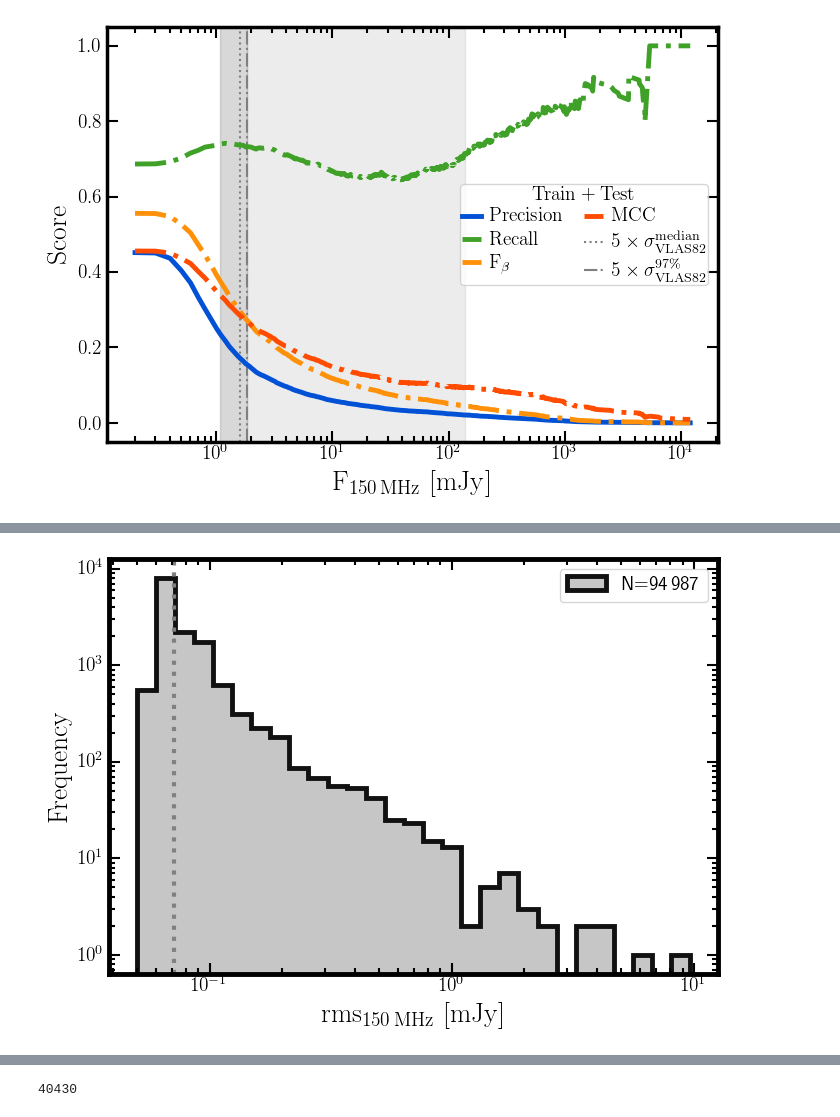
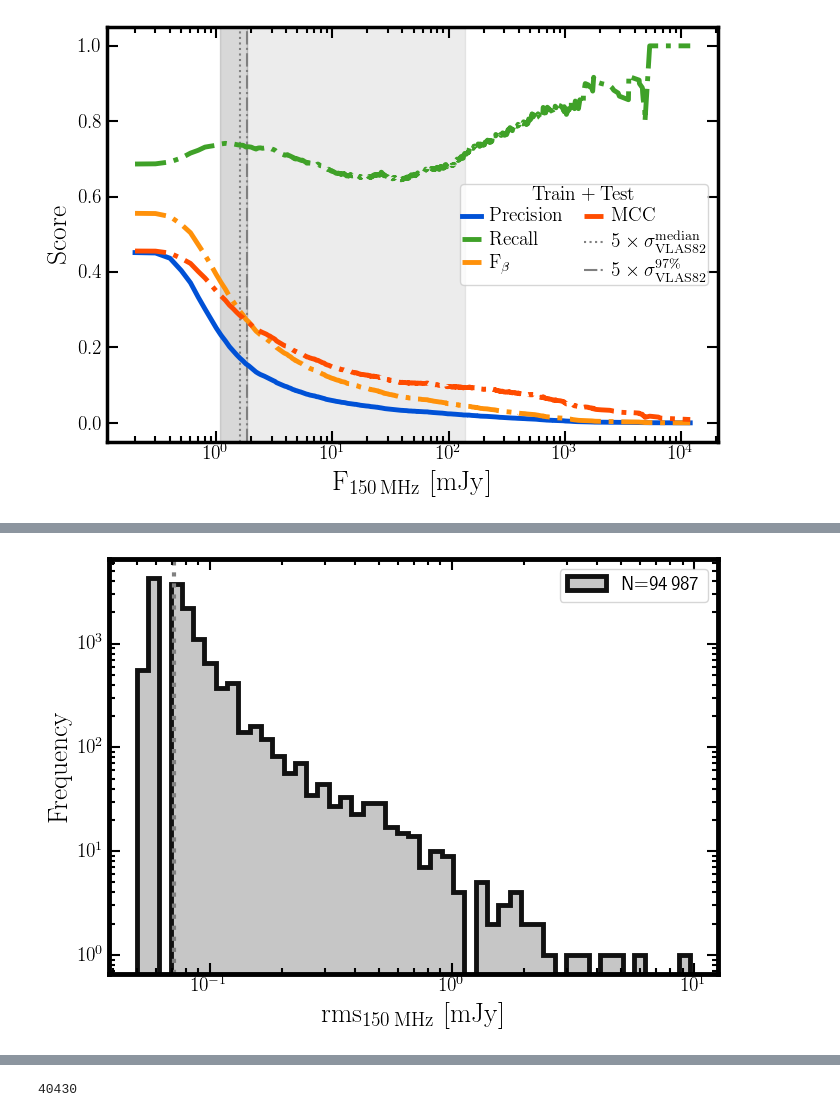
Before and after one commit to racarvajal/Pipeline_ML_6arcsec, a Jupyter notebook: ML_13.ipynb, the cells around one changed output, grey strips where cells are left out. Cells and saved outputs as stored; diff of their text form; code cells hidden in the pictures.

```diff
--- a/ML_13.ipynb
+++ b/ML_13.ipynb
@@ -149,7 +169,8 @@ full_catalog_df = pd.read_hdf(gv.preds_path + 'HETDEX_full_prediction.h5', key='
 # %%
 full_catalog_df.loc[(full_catalog_df.loc[:, 'Sint_LOFAR_non_imp'] == 0), 'Sint_LOFAR_non_imp'] = np.nan
 # %%
-full_catalog_df['SNR_LOFAR'] = full_catalog_df.loc[:, 'Sint_LOFAR_non_imp'] / full_catalog_df.loc[:, 'rms_LOFAR']
+# full_catalog_df['SNR_LOFAR'] = full_catalog_df.loc[:, 'Sint_LOFAR_non_imp'] / full_catalog_df.loc[:, 'rms_LOFAR']
+full_catalog_df['SNR_LOFAR'] = full_catalog_df.loc[:, 'Speak_LOFAR_non_imp'] / full_catalog_df.loc[:, 'rms_LOFAR']
 # %%
 if used_area == 'S82':
     full_catalog_df.loc[:, 'LOFAR_detect'] = full_catalog_df.loc[:, 'VLAS82_detect'].copy()
@@ -489,31 +555,31 @@ plt.show()
 # %%
 fig             = plt.figure(figsize=(7,5.0))
 ax1             = fig.add_subplot(111, xscale='log', yscale='log')
 
 set_to_plot     = train_test_df
 
 min_rms  = np.nanmin(selected_df.loc[:, 'rms_LOFAR'])
 max_rms  = np.nanmax(selected_df.loc[:, 'rms_LOFAR'])
-rms_bins = np.logspace(np.log10(min_rms), np.log10(max_rms), 30)
+rms_bins = np.logspace(np.log10(min_rms), np.log10(max_rms), 50)
 
 sample_size = len(selected_df.loc[:, 'rms_LOFAR'])
 
 ax1.hist(selected_df.loc[:, 'rms_LOFAR'], bins=rms_bins, histtype='stepfilled',
          ec='k', lw=3.5, color=cm.get_cmap('cet_gray')(0.8), alpha=1.0,
          label=f'N={sample_size:,}'.replace(',', '$\,$'))
 ax1.axvline(x=71e-3, ls=':', lw=3.0, color='gray', zorder=1)
 
 ax1.tick_params(which='both', top=True, right=True, direction='in')
 ax1.tick_params(axis='both', which='major', labelsize=14)
 ax1.tick_params(which='major', length=8, width=1.5)
 ax1.tick_params(which='minor', length=4, width=1.5)
 ax1.set_xlabel(r'$\mathrm{rms}_{150 \, \mathrm{MHz}} ~ [\mathrm{mJy}]$', size=20)
 ax1.set_ylabel(r'$\mathrm{Frequency}$', size=20)
 plt.setp(ax1.spines.values(), linewidth=3.5)
 plt.setp(ax1.spines.values(), linewidth=3.5)
 plt.legend(loc=1, fontsize=14)
 plt.grid(False)
 fig.tight_layout()
 plt.show()
 # %% [output]
-[figure, old version]
+[figure, new version]
```
Also changed, not shown: parts of 13 cells of this notebook.
